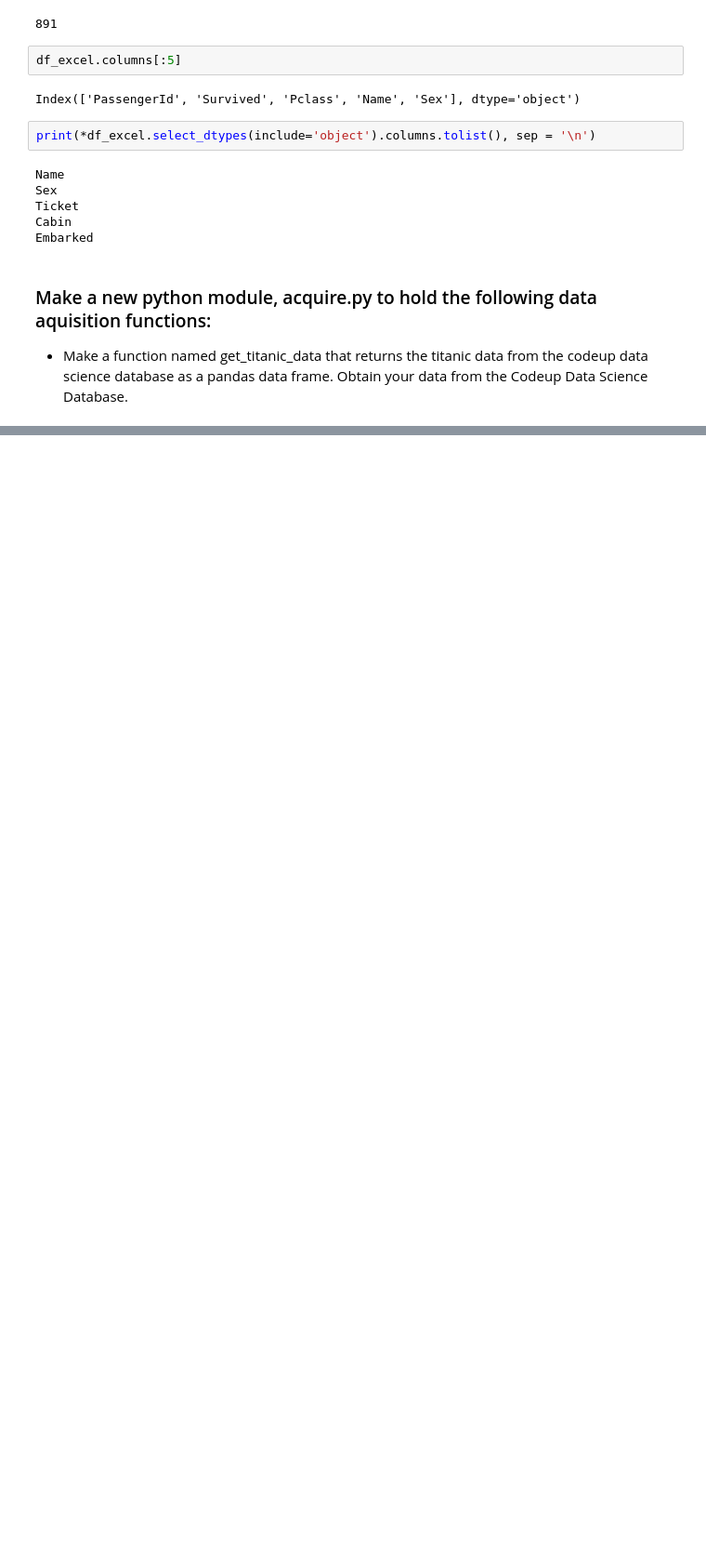
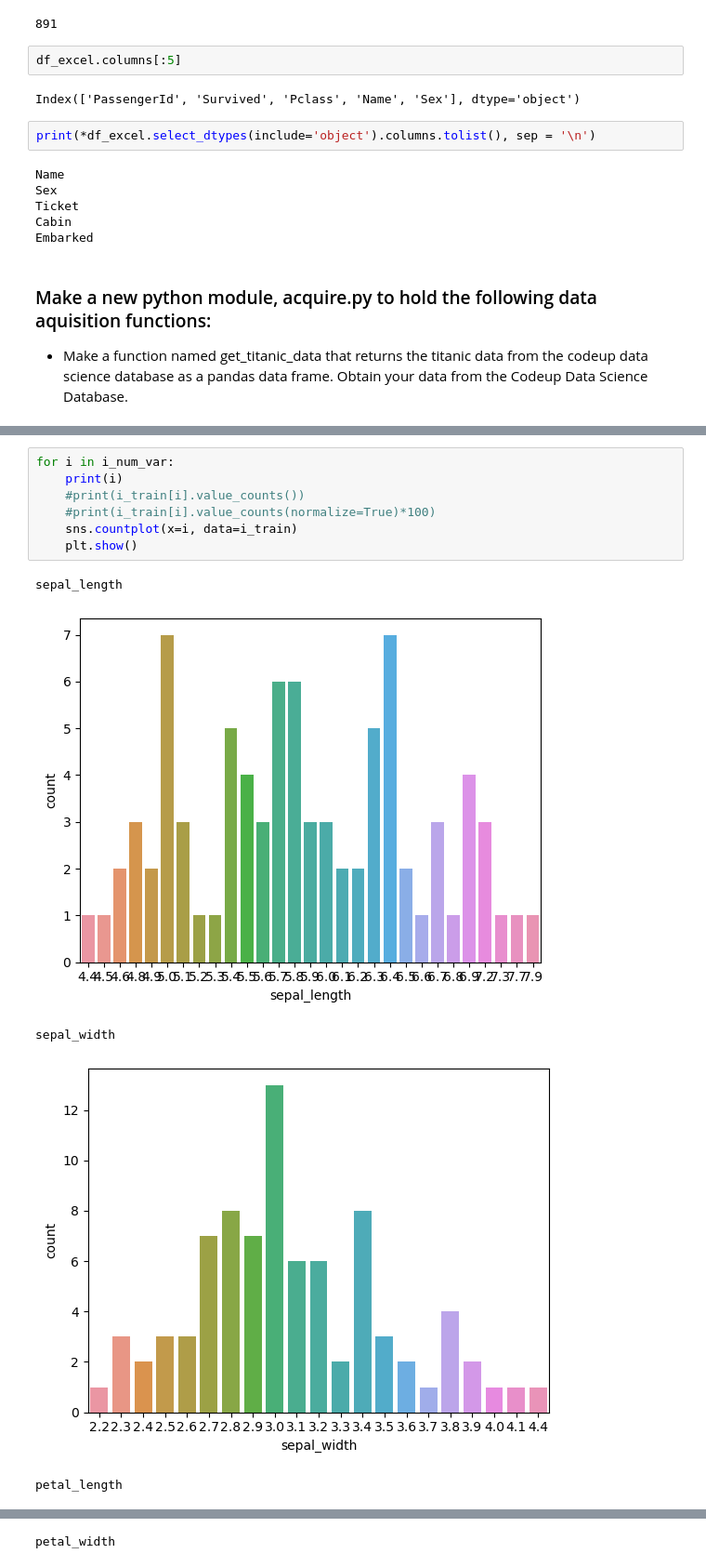
Before and after one commit to jcrosenberger/classification-exercises, a Jupyter notebook: classification_exercises.ipynb, the cells around one changed output, grey strips where cells are left out. Shown at 93% size. Saved outputs shown, nothing was run; the diff lists cells and outputs as text; blank space fills up the shorter version.

```diff
--- a/classification_exercises.ipynb
+++ b/classification_exercises.ipynb
@@ -289,0 +413,13 @@ NameError: name 'os' is not defined
+# %%
+for i in i_num_var:
+    print(i)
+    #print(i_train[i].value_counts())
+    #print(i_train[i].value_counts(normalize=True)*100)
+    sns.countplot(x=i, data=i_train)
+    plt.show()
+# %% [output]
+sepal_length
+[figure, added]
+sepal_width
+[figure, added]
+petal_length
@@ -289,0 +427 @@ NameError: name 'os' is not defined
+petal_width
```
Also changed, not shown: parts of 21 cells of this notebook, 5 other files.
